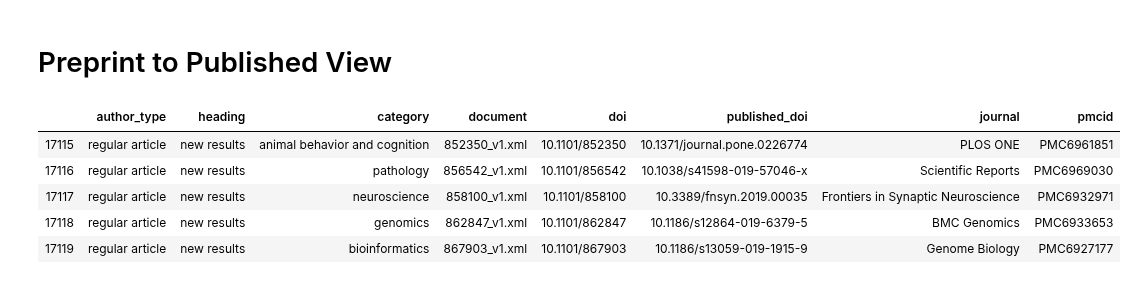
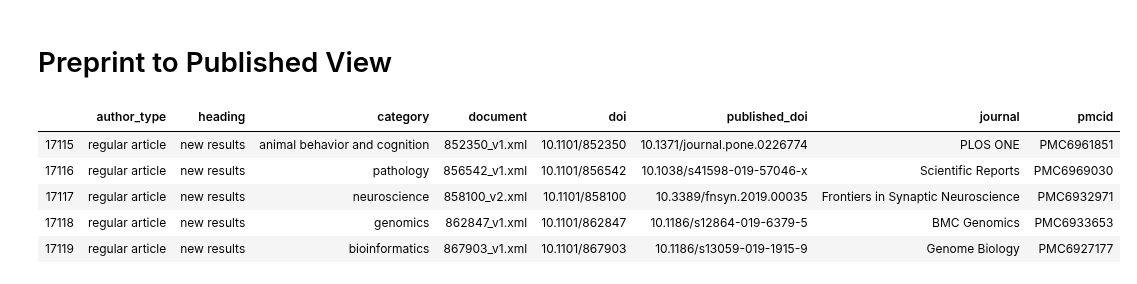
Before and after one commit to greenelab/annorxiver, a Jupyter notebook: biorxiv/corpora_comparison/biorxiv_pmc_corpora_comparison.ipynb, the cells around one changed output. Drawn from its saved outputs; the diff is of its cells as text; code cells hidden in the pictures.

```diff
--- a/biorxiv/corpora_comparison/biorxiv_pmc_corpora_comparison.ipynb
+++ b/biorxiv/corpora_comparison/biorxiv_pmc_corpora_comparison.ipynb
@@ -320,26 +320,26 @@ total_word_stats_df.head()
 # %%
 mapped_doi_df = (
     pd.read_csv("../journal_tracker/output/mapped_published_doi.tsv", sep="\t")
     .query("published_doi.notnull()")
     .query("pmcid.notnull()")
     .groupby("doi")
     .agg({
         "author_type":"first",
         "heading":"first",
         "category":"first",
-        "document":"last",
+        "document":"first",
         "doi":"last",
         "published_doi":"last",
         "journal":"last",
         "pmcid":"last"
     })
     .reset_index(drop=True)
 )
 mapped_doi_df.tail()
 # %% [output]
 |  | author_type | heading | category | document | doi | published_doi | journal | pmcid |
 | 17115 | regular article | new results | animal behavior and cognition | 852350_v1.xml | 10.1101/852350 | 10.1371/journal.pone.0226774 | PLOS ONE | PMC6961851 |
 | 17116 | regular article | new results | pathology | 856542_v1.xml | 10.1101/856542 | 10.1038/s41598-019-57046-x | Scientific Reports | PMC6969030 |
-| 17117 | regular article | new results | neuroscience | 858100_v1.xml | 10.1101/858100 | 10.3389/fnsyn.2019.00035 | Frontiers in Synaptic Neuroscience | PMC6932971 |
+| 17117 | regular article | new results | neuroscience | 858100_v2.xml | 10.1101/858100 | 10.3389/fnsyn.2019.00035 | Frontiers in Synaptic Neuroscience | PMC6932971 |
 | 17118 | regular article | new results | genomics | 862847_v1.xml | 10.1101/862847 | 10.1186/s12864-019-6379-5 | BMC Genomics | PMC6933653 |
 | 17119 | regular article | new results | bioinformatics | 867903_v1.xml | 10.1101/867903 | 10.1186/s13059-019-1915-9 | Genome Biology | PMC6927177 |
```
Also changed, not shown: parts of 20 cells of this notebook, 3 other files.
